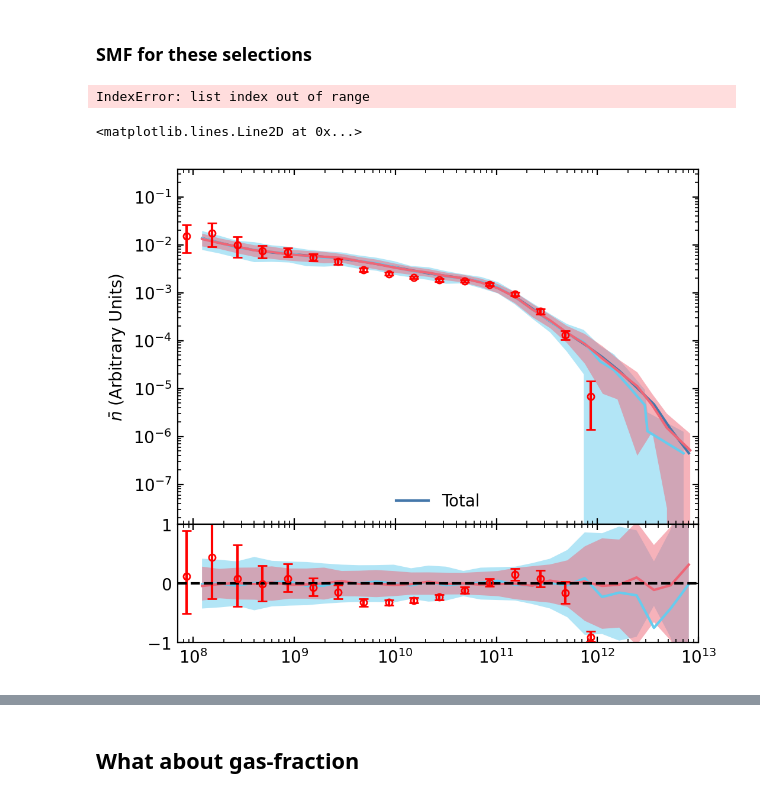
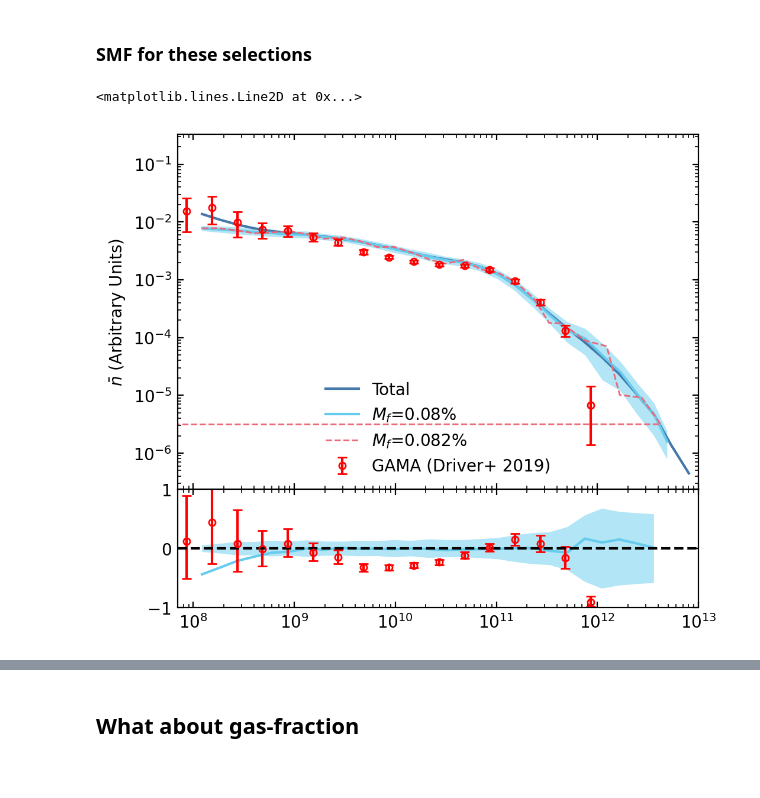
Before and after one commit to fgmaion/MTNG-resims, a Jupyter notebook: Notebooks/estimate_halo_number_DM-MTNG.ipynb, the cells around one changed output, grey strips where cells are left out. Drawn from its saved outputs; the diff is of its cells as text; code cells hidden in the pictures.

```diff
--- a/Notebooks/estimate_halo_number_DM-MTNG.ipynb
+++ b/Notebooks/estimate_halo_number_DM-MTNG.ipynb
@@ -76,9 +74,10 @@ hydro_split = utils.split_halos(mtng)
 ### Define ranges of halo mass
 # %%
 mbins = np.concatenate(
-    (np.arange(10, 12.5, 0.05),
-    np.arange(12.5, 13.5, 0.1),
-    np.arange(13.5, 15.5001, 0.5))
+    (np.arange(11, 11.5, 0.0025),
+    np.arange(11.5, 12.5, 0.005),
+    np.arange(12.5, 13.5, 0.025),
+    np.arange(13.5, 15.01, 0.125))
 )
 # %%
 mass_edges = np.array(list(zip(mbins[:-1], mbins[1:])))
@@ -102,6 +105,3 @@ sel_total = hydro_split.halo_sel(mhalo_edges=mass_edges, Nhalos=None)
 # %%
-ens_sel = {}
-
-ens_sel['2'] = hydro_split.halo_sel(mhalo_edges=mass_edges, Nhalos=2, draws=100)
-ens_sel['4'] = hydro_split.halo_sel(mhalo_edges=mass_edges, Nhalos=4, draws=100)
+ens_sel = hydro_split.halo_sel(mhalo_edges=mass_edges, Nhalos=1, draws=100)
 # %% [output]
@@ -126,11 +113,8 @@ ens_sel_vmax['4'] = hydro_split.halo_sel(mhalo_edges=mass_edges, Nhalos=4, vmax_
 # %% [markdown]
 Compute their mass-fractions
 # %%
-mfrac = {}
-mfrac['2'] = np.zeros(100)
-mfrac['4'] = np.zeros(100)
+mfrac = np.zeros(100)
 
 for d in range(100):
     for m in range(mass_edges.shape[0]):
-        mfrac['2'][d] += np.sum(m200b[ens_sel['2']['sel'][m][d]]) / M_T
-        mfrac['4'][d] += np.sum(m200b[ens_sel['4']['sel'][m][d]]) / M_T
+        mfrac[d] += np.sum(m200b[ens_sel['sel'][m][d]]) / M_T
@@ -245,22 +183,0 @@ err_smf['4'] = np.std(ens_smf['4'], axis=0)
-# %%
-ens_smf_vmax = {}
-ens_smf_vmax['2'] = np.zeros((100, nbins-1))
-ens_smf_vmax['4'] = np.zeros((100, nbins-1))
-
-ens_mstar_vmax = {}
-ens_mstar_vmax['2'] = np.zeros((100, nbins-1))
-ens_mstar_vmax['4'] = np.zeros((100, nbins-1))
-
-temp_4 = hydro_split.halo_smf(sel_mask=ens_sel_vmax['4'], nbins=nbins, mhalo_edges=mass_edges, vmax_sel=True, draws=100)
-temp_2 = hydro_split.halo_smf(sel_mask=ens_sel_vmax['2'], nbins=nbins, mhalo_edges=mass_edges, vmax_sel=True, draws=100)
-
-for i in range(100):
-    ens_smf_vmax['2'][i] = temp_2['smf'][i]
-    ens_mstar_vmax['2'][i] = temp_2['mstar'][i]
-    ens_mstar_vmax['2'][i][np.where(np.isnan(ens_mstar_vmax['2'][i]))] = 0
-
-    ens_smf_vmax['4'][i] = temp_4['smf'][i]
-    ens_mstar_vmax['4'][i] = temp_4['mstar'][i]
-    ens_mstar_vmax['4'][i][np.where(np.isnan(ens_mstar_vmax['4'][i]))] = 0
-# %% [output]
-IndexError: list index out of range
@@ -279,3 +184,7 @@ err_smf_vmax['4'] = np.std(ens_smf_vmax['4'], axis=0)
+# %%
+mean_smf   = np.sum(ens_smf, axis=0) / np.sum(weights, axis=0)
+mean_mstar = np.sum(ens_mstar, axis=0) / np.sum(weights, axis=0)
+err_smf    = np.sqrt( np.sum(ens_smf**2, axis=0) / np.sum(weights, axis=0) - ( np.sum(ens_smf, axis=0) / np.sum(weights, axis=0) )**2 )
 # %%
 smf_total = hydro_split.total_smf(nbins=nbins)
 # %%
@@ -325,46 +243,48 @@ ax1.set_yscale('log')
 ax1.set_xlim(7e7,1e13)
 
 ax1.plot(smf_total['mstar'], smf_total['smf'], label='Total', color=colors[0])
-ax1.plot(mean_mstar['2'], mean_smf['2'], color=colors[1])
-ax1.plot(mean_mstar['4'], mean_smf['4'], color=colors[4])
+ax1.plot(mean_mstar, mean_smf, color=colors[1], label='$M_f$={:.2f}%'.format(100*np.mean(mfrac)))
 
-ax1.fill_between(mean_mstar['2'], mean_smf['2']-err_smf['2'], mean_smf['2']+err_smf['2'], color=colors[1], alpha=0.5, edgecolor=None)
-ax1.fill_between(mean_mstar['4'], mean_smf['4']-err_smf['4'], mean_smf['4']+err_smf['4'], color=colors[4], alpha=0.5, edgecolor=None)
+ax1.fill_between(mean_mstar, mean_smf-err_smf, mean_smf+err_smf, color=colors[1], alpha=0.5, edgecolor=None)
 
-#ax1.hist(centers_total, bins=bins_total, weights=1.56e-8*hist_total, log=True, histtype='step')
+#for i in range(35,40):
+#   ax1.plot(ens_mstar[i], ens_smf[i])
 
-ax1.errorbar(GAMA_corr[:,0], GAMA_corr[:,1], yerr=[GAMA_corr[:,2], GAMA_corr[:,3]], color='r', marker='o', capsize=3, ms=4, fillstyle='none', ls='')
+ax1.plot(ens_mstar[39], ens_smf[39], color=colors[4], ls='--', label='$M_f$={:.3f}%'.format(100*mfrac[26]), lw=1)
+#ax1.plot(ens_mstar[8], ens_smf[8], color=colors[4], ls='--', label='$M_f$={:.3f}%'.format(100*mfrac[8]), lw=1)
+# ax1.plot(ens_mstar[87], ens_smf[87], color=colors[2], ls='--', label='$M_f$={:.3f}%'.format(100*mfrac[87]), lw=1)
+# ax1.plot(ens_mstar[92], ens_smf[92], color=colors[4], ls='--', label='$M_f$={:.3f}%'.format(100*mfrac[92]), lw=1)
+
+ax1.errorbar(GAMA_corr[:,0], GAMA_corr[:,1], yerr=[GAMA_corr[:,2], GAMA_corr[:,3]], color='r', marker='o', capsize=3, ms=4, fillstyle='none', ls='', label='GAMA (Driver+ 2019)')
 
 ax1.legend(loc='lower center')
 
 ax1.set_ylabel('$\\bar{n}$ (Arbitrary Units)')
 ax1.set_xticklabels([])
 
 ax2=fig.add_axes((.1,.1,.8,.2))
 
 ax2.set_xlim(7e7,1e13)
 
 ax2.set_xscale('log')
 
-ax2.plot(smf_total['mstar'], np.interp(smf_total['mstar'], mean_mstar['2'], mean_smf['2'])/smf_total['smf'] - 1, color=colors[1])
-ax2.plot(smf_total['mstar'], np.interp(smf_total['mstar'], mean_mstar['4'], mean_smf['4'])/smf_total['smf'] - 1, color=colors[4])
+ax2.plot(smf_total['mstar'], np.interp(smf_total['mstar'], mean_mstar, mean_smf)/smf_total['smf'] - 1, color=colors[1])
 
-ax2.fill_between(smf_total['mstar'], -np.interp(smf_total['mstar'], mean_mstar['2'], err_smf['2'])/smf_total['smf'], np.interp(smf_total['mstar'], mean_mstar['2'], err_smf['2'])/smf_total['smf'], color=colors[1], alpha=0.5, edgecolor=None)
-ax2.fill_between(smf_total['mstar'], -np.interp(smf_total['mstar'], mean_mstar['4'], err_smf['4'])/smf_total['smf'], np.interp(smf_total['mstar'], mean_mstar['4'], err_smf['4'])/smf_total['smf'], color=colors[4], alpha=0.5, edgecolor=None)
+ax2.fill_between(smf_total['mstar'], -np.interp(smf_total['mstar'], mean_mstar, err_smf)/smf_total['smf'], np.interp(smf_total['mstar'], mean_mstar, err_smf)/smf_total['smf'], color=colors[1], alpha=0.5, edgecolor=None)
 
 ax2.errorbar(GAMA_corr[:,0], GAMA_corr[:,1]/np.interp(GAMA_corr[:,0], smf_total['mstar'], smf_total['smf']) - 1, yerr=[GAMA_corr[:,2], GAMA_corr[:,3]]/np.interp(GAMA_corr[:,0], smf_total['mstar'], smf_total['smf']),\
  marker='o', color='r', capsize=3, ms=4, fillstyle='none', ls='')
 
 ax2.set_ylim(-1,1)
 ax2.axhline(0, ls='--', color='k')
 
 # ax2.set_ylim(-0.5,0.5)
 
 # #ax2.fill_between(centers, -0.05,0.05, color='gray', alpha=0.1)
 # #ax2.fill_between(centers, -0.1,0.1, color='gray', alpha=0.1)
 
 # ax2.set_ylabel('$\log_{10}(\\bar{n}/\\bar{n}_T)$')
 # ax2.set_xlabel('$M_*[M_{\odot}/h]$')
 # %% [output]
 <matplotlib.lines.Line2D at 0x...>
-[figure, old version]
+[figure, new version]
```
Also changed, not shown: parts of 42 cells of this notebook, 1 other file.
